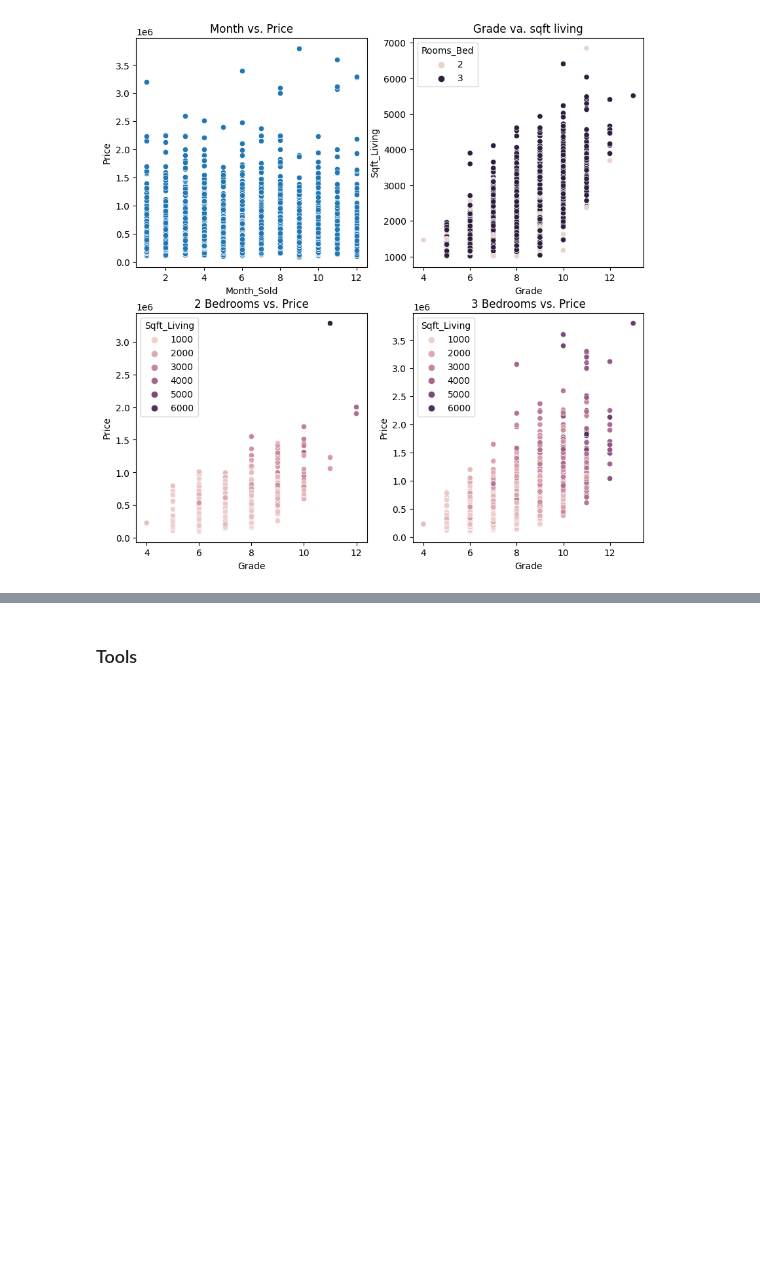
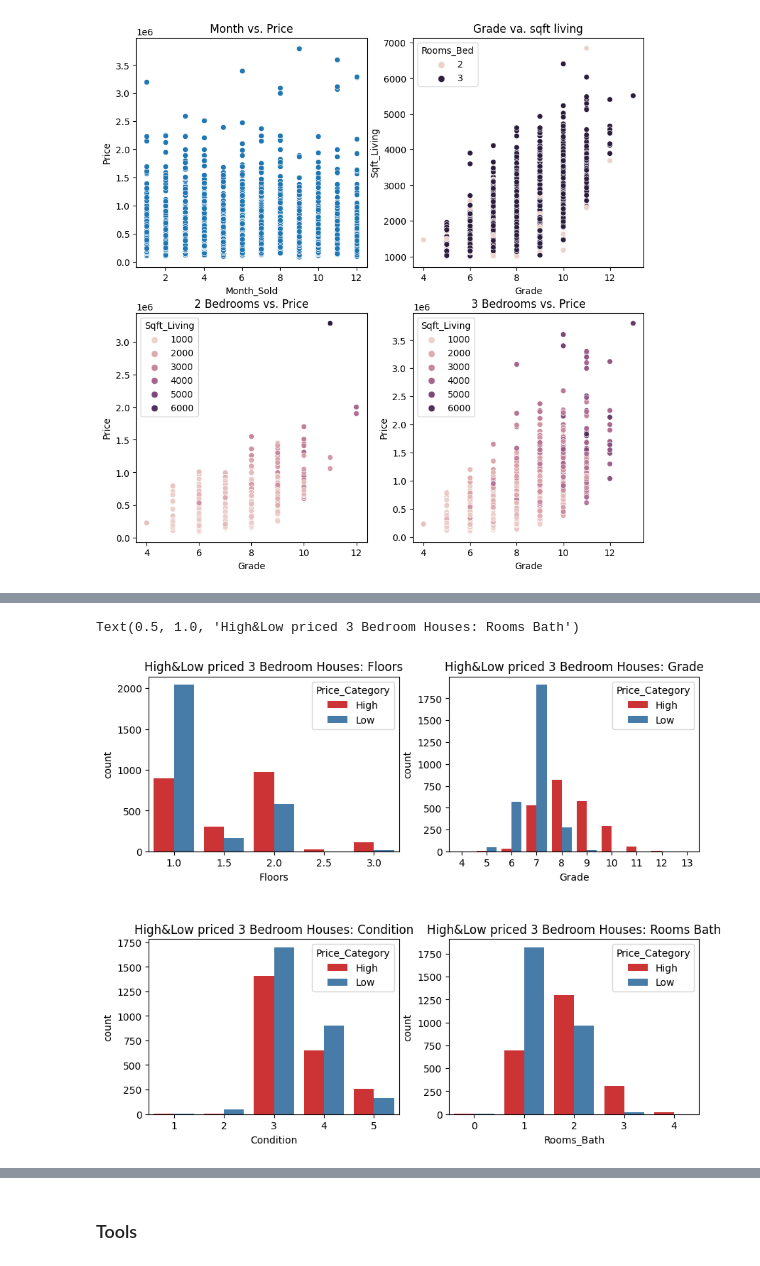
Before and after one commit to xit7/ds-eda-first-project-houses, a Jupyter notebook: 2_assignment-analysis.ipynb, the cells around one changed output, grey strips where cells are left out. Cells and saved outputs as stored; diff of their text form; code cells hidden in the pictures; blank space fills up the shorter version.

```diff
--- a/2_assignment-analysis.ipynb
+++ b/2_assignment-analysis.ipynb
@@ -365,0 +386,10 @@ display(bed_3.describe())
+# %%
+# Based on the descriptive data above, I define subsets for house prices > 600k and < 300k to spot key differences
+
+print("Houses priced >= 600k:")
+bed_3_high = bed_3[bed_3.Price >= 600000].copy()
+display(bed_3_high.describe())
+
+print("Houses priced <= 300k:")
+bed_3_low = bed_3[bed_3.Price <= 300000].copy()
+display(bed_3_low.describe())
@@ -365,0 +445,26 @@ display(bed_3.describe())
+# %%
+# add column to mark houses as "high" priced or "low" priced
+bed_3_high['Price_Category'] = 'High'
+bed_3_low['Price_Category'] = 'Low'
+bed_3_hilo = pd.concat([bed_3_high, bed_3_low], join='inner', axis=0)
+
+
+fig, axes = plt.subplots(2, 2, figsize=(10, 8), gridspec_kw={'hspace': 0.5})
+
+# Plot data
+
+
+sns.countplot(data=bed_3_hilo, x='Floors', hue='Price_Category', palette='Set1', ax=axes[0, 0])
+axes[0, 0].set_title('High&Low priced 3 Bedroom Houses: Floors')
+
+sns.countplot(data=bed_3_hilo, x='Grade', hue='Price_Category', palette='Set1', ax=axes[0, 1])
+axes[0, 1].set_title('High&Low priced 3 Bedroom Houses: Grade')
+
+sns.countplot(data=bed_3_hilo, x='Condition', hue='Price_Category', palette='Set1', ax=axes[1, 0])
+axes[1, 0].set_title('High&Low priced 3 Bedroom Houses: Condition')
+
+sns.countplot(data=bed_3_hilo, x='Rooms_Bath', hue='Price_Category', palette='Set1', ax=axes[1, 1])
+axes[1, 1].set_title('High&Low priced 3 Bedroom Houses: Rooms Bath')
+# %% [output]
+Text(0.5, 1.0, 'High&Low priced 3 Bedroom Houses: Rooms Bath')
+[figure, added]
```
Also changed, not shown: parts of 13 cells of this notebook.
